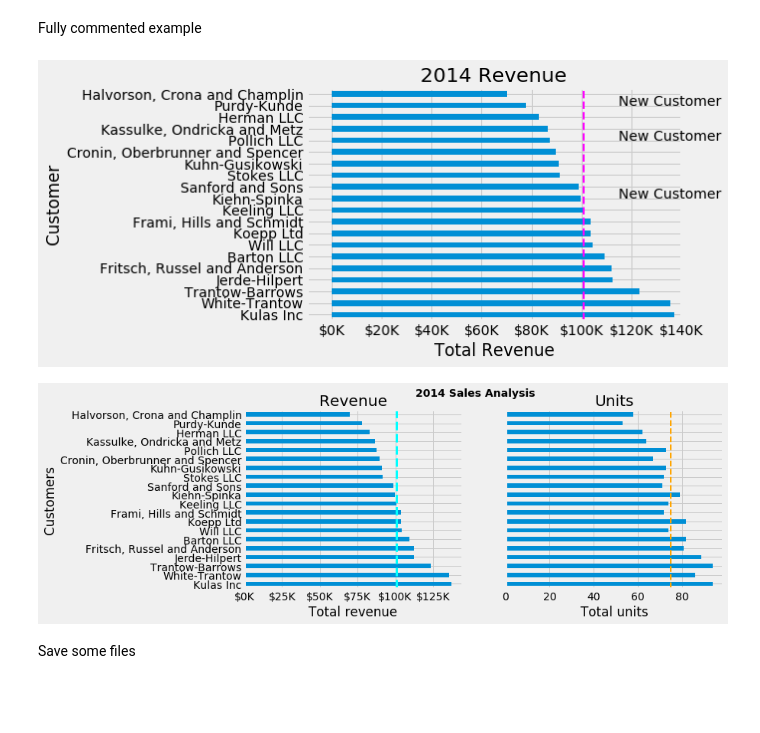
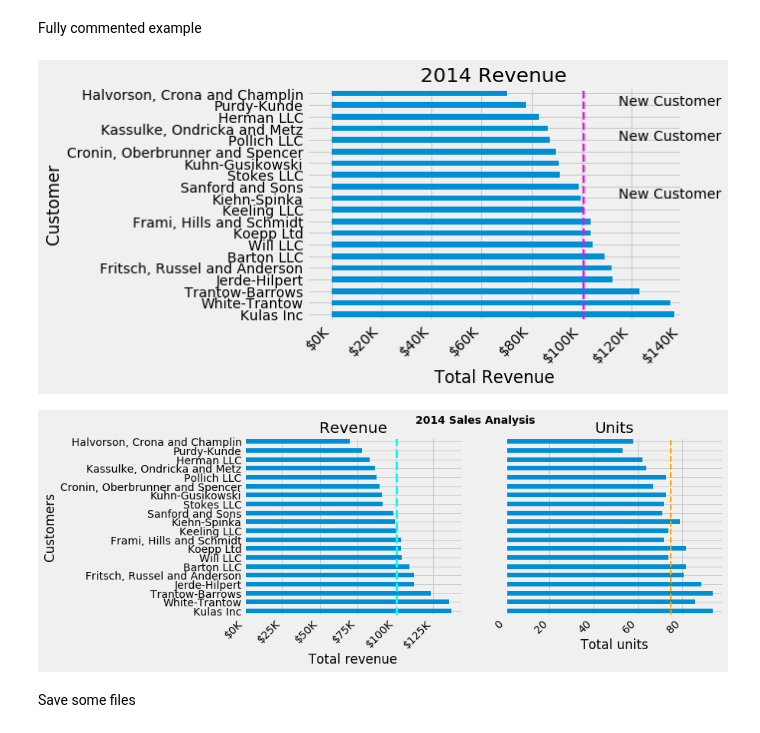
Before and after one commit to RickyMacharm/plotting, a Jupyter notebook: Matplotlib.ipynb, the cells around one changed output. Drawn from its saved outputs; the diff is of its cells as text; code cells hidden in the pictures; blank space fills up the shorter version.

```diff
--- a/Matplotlib.ipynb
+++ b/Matplotlib.ipynb
@@ -271,30 +303,34 @@ Fully commented example
 # %%
 # Create the figure and the axes
 fig, ax = plt.subplots()
 
 # Plot the data and get the averaged
 customers.plot(kind='barh', y="Sales", x="Name", ax=ax)
 avg = customers['Sales'].mean()
 
 # Set limits and labels
 ax.set_xlim([-10000, 140000])
 ax.set(title='2014 Revenue', xlabel='Total Revenue', ylabel='Customer')
 
 # Add a line for the average
 ax.axvline(x=avg, color='magenta', label='Average', linestyle='--', linewidth=2)
 
 # Annotate the new customers
 for cust in [10, 15, 18]:
     ax.text(115000, cust, "New Customer") #we randomly selected these guys
 
 # Format the currency
 formatter = FuncFormatter(currency)
 ax.xaxis.set_major_formatter(formatter)
 
+# Turn the labels at an angle
+labels = ax.get_xticklabels()
+plt.setp(labels, rotation=45, horizontalalignment='right')
+
 # Hide the legend
 ax.legend().set_visible(False);
 # %% [output]
-[figure, old version]
+[figure, new version]
 # %%
 # Get the figure and the axes
 fig, (ax0, ax1) = plt.subplots(nrows=1, ncols=2, sharey=True, figsize=(10,4))
@@ -304,6 +340,10 @@ customers.plot(kind='barh', x='Name', y='Sales', ax=ax0)
 ax0.set(title='Revenue', xlabel='Total revenue', ylabel='Customers')
 formatter = FuncFormatter(currency)
 ax0.xaxis.set_major_formatter(formatter)
+
+#Angle Labels
+labels = ax0.get_xticklabels()
+plt.setp(labels, rotation=45, horizontalalignment='right')
 
 # Add average line to the first plot
 revenue_average = customers['Sales'].mean()
@@ -317,6 +357,10 @@ ax1.set(title='Units', xlabel='Total units', ylabel='')
 purchases_average = customers['Purchases'].mean()
 ax1.axvline(x=purchases_average, color='orange', label='Average', linestyle='--', linewidth=2)
 
+# angle labels
+labels = ax1.get_xticklabels()
+plt.setp(labels, rotation=45, horizontalalignment='right')
+
 # Title the figure
 fig.suptitle('2014 Sales Analysis', fontsize=14, fontweight='bold')
 
@@ -324,7 +368,7 @@ fig.suptitle('2014 Sales Analysis', fontsize=14, fontweight='bold')
 ax0.legend().set_visible(False)
 ax1.legend().set_visible(False)
 # %% [output]
-[figure, old version]
+[figure, new version]
 # %% [markdown]
 Save some files
 # %%
```
Also changed, not shown: parts of 9 cells of this notebook.
